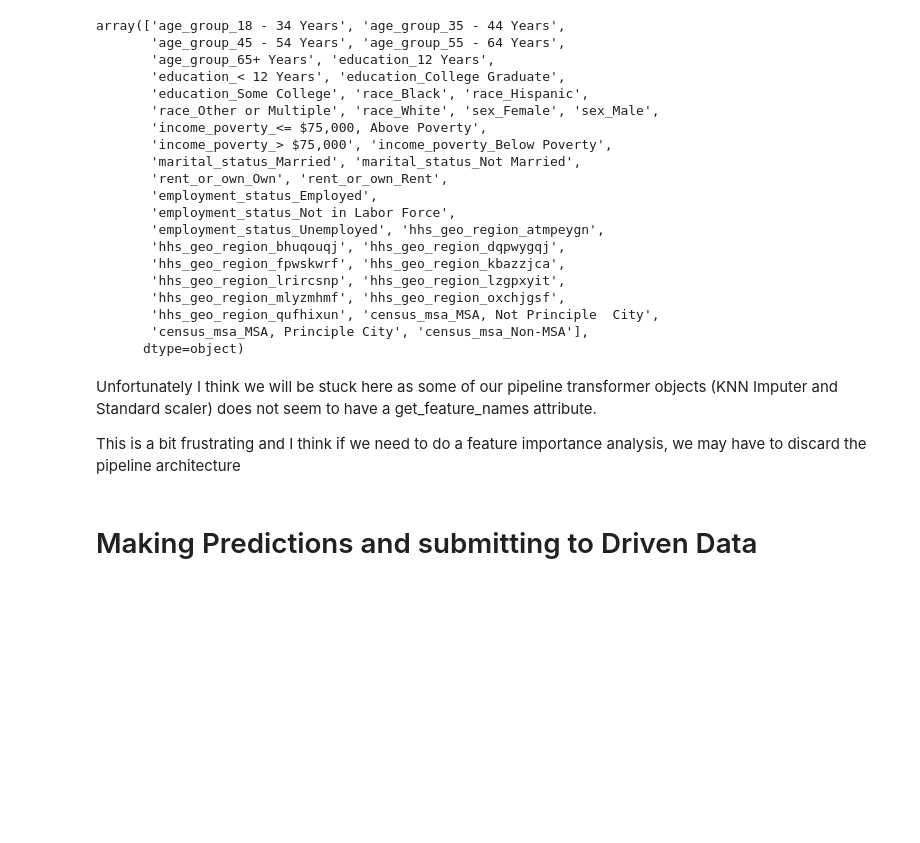
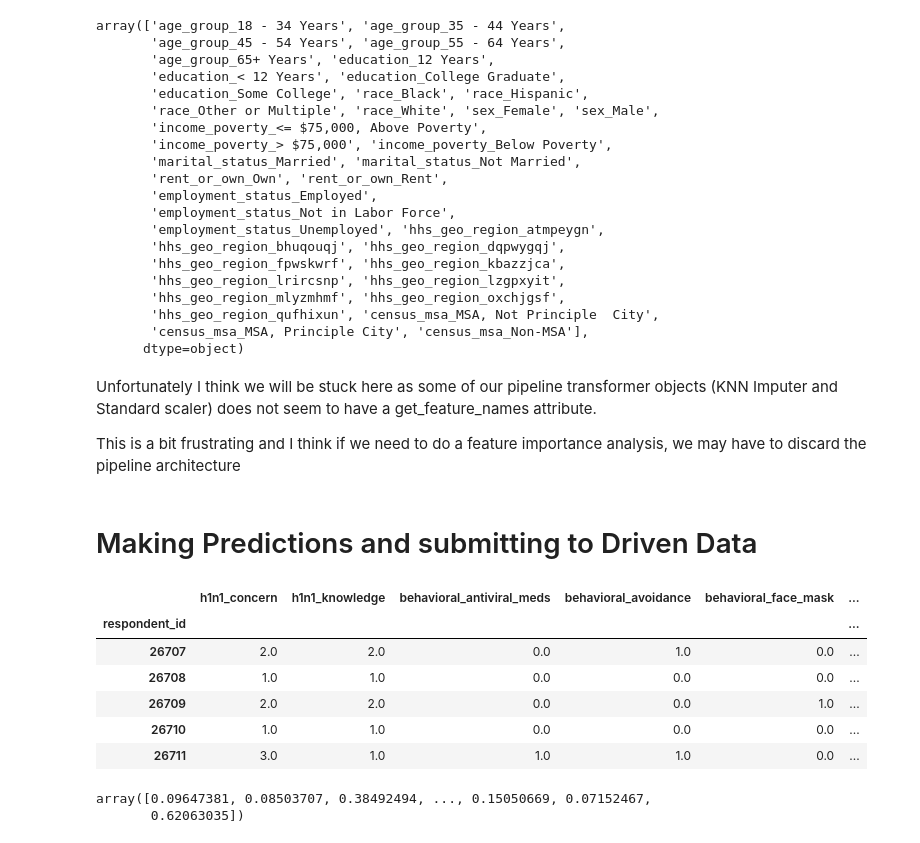
Before and after one commit to Arun-AP-9/Flu-Shot-Learning, a Jupyter notebook: Flu_Shot_Learning.ipynb, the cells around one changed output. Saved outputs shown, nothing was run; the diff lists cells and outputs as text; code cells hidden in the pictures; blank space fills up the shorter version.

```diff
--- a/Flu_Shot_Learning.ipynb
+++ b/Flu_Shot_Learning.ipynb
@@ -1038,3 +1038,17 @@ Unfortunately I think we will be stuck here as some of our pipeline transformer
 This is a bit frustrating and I think if we need to do a feature importance analysis, we may have to discard the pipeline architecture
 # %% [markdown]
 # Making Predictions and submitting to Driven Data
+# %%
+# let us load the test data
+
+df_test = pd.read_csv('/content/gdrive/My Drive/Driven Data/Flu Shot/test_set_features.csv',index_col='respondent_id')
+
+df_test.head()
+# %% [output]
+|  | h1n1_concern | h1n1_knowledge | behavioral_antiviral_meds | behavioral_avoidance | behavioral_face_mask | ... |
+| respondent_id |  |  |  |  |  | ... |
+| 26707 | 2.0 | 2.0 | 0.0 | 1.0 | 0.0 | ... |
+| 26708 | 1.0 | 1.0 | 0.0 | 0.0 | 0.0 | ... |
+| 26709 | 2.0 | 2.0 | 0.0 | 0.0 | 1.0 | ... |
+| 26710 | 1.0 | 1.0 | 0.0 | 0.0 | 0.0 | ... |
+| 26711 | 3.0 | 1.0 | 1.0 | 1.0 | 0.0 | ... |
@@ -1040,0 +1067,7 @@ This is a bit frustrating and I think if we need to do a feature importance anal
+# %%
+# examine if predictions have been made
+
+pred_logreg_sgd[:,0]
+# %% [output]
+array([0.09647381, 0.08503707, 0.38492494, ..., 0.15050669, 0.07152467,
+       0.62063035])
```
Also changed, not shown: parts of 6 cells of this notebook.
